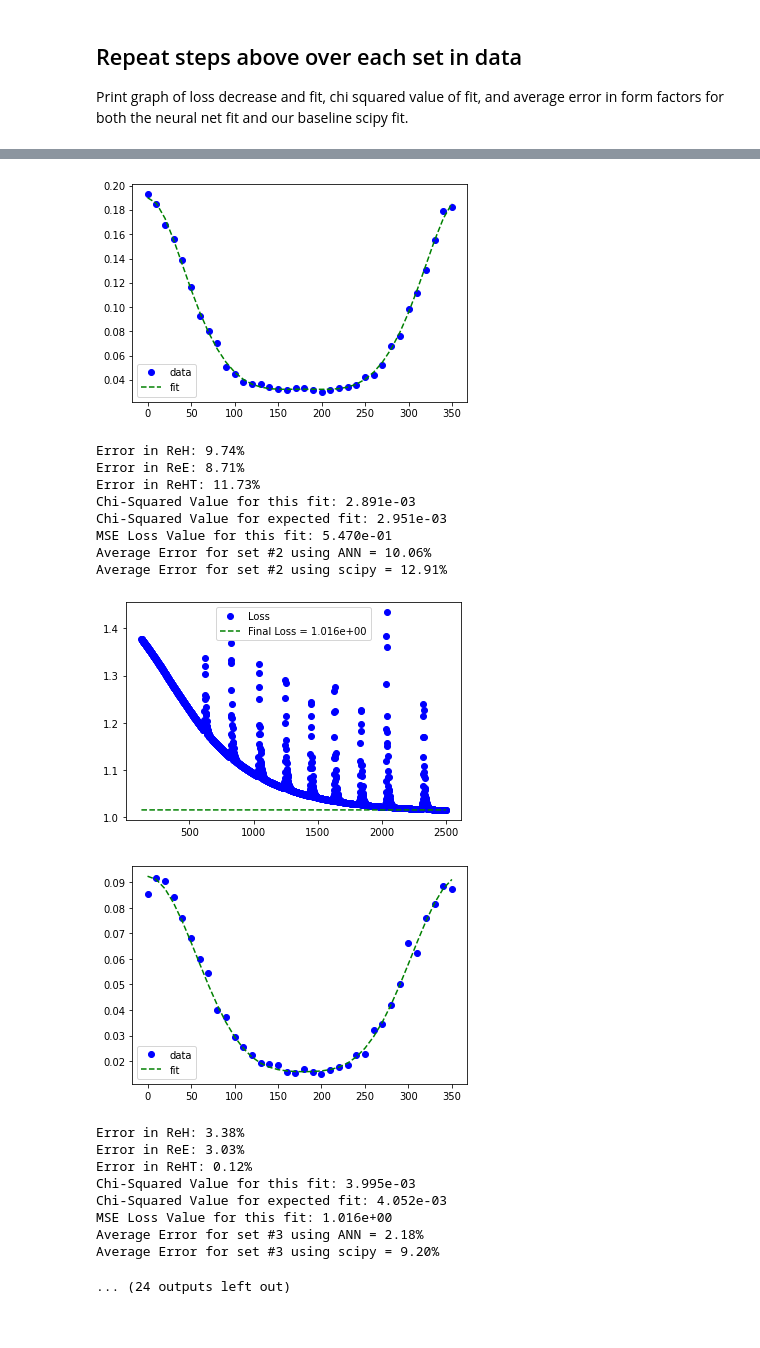
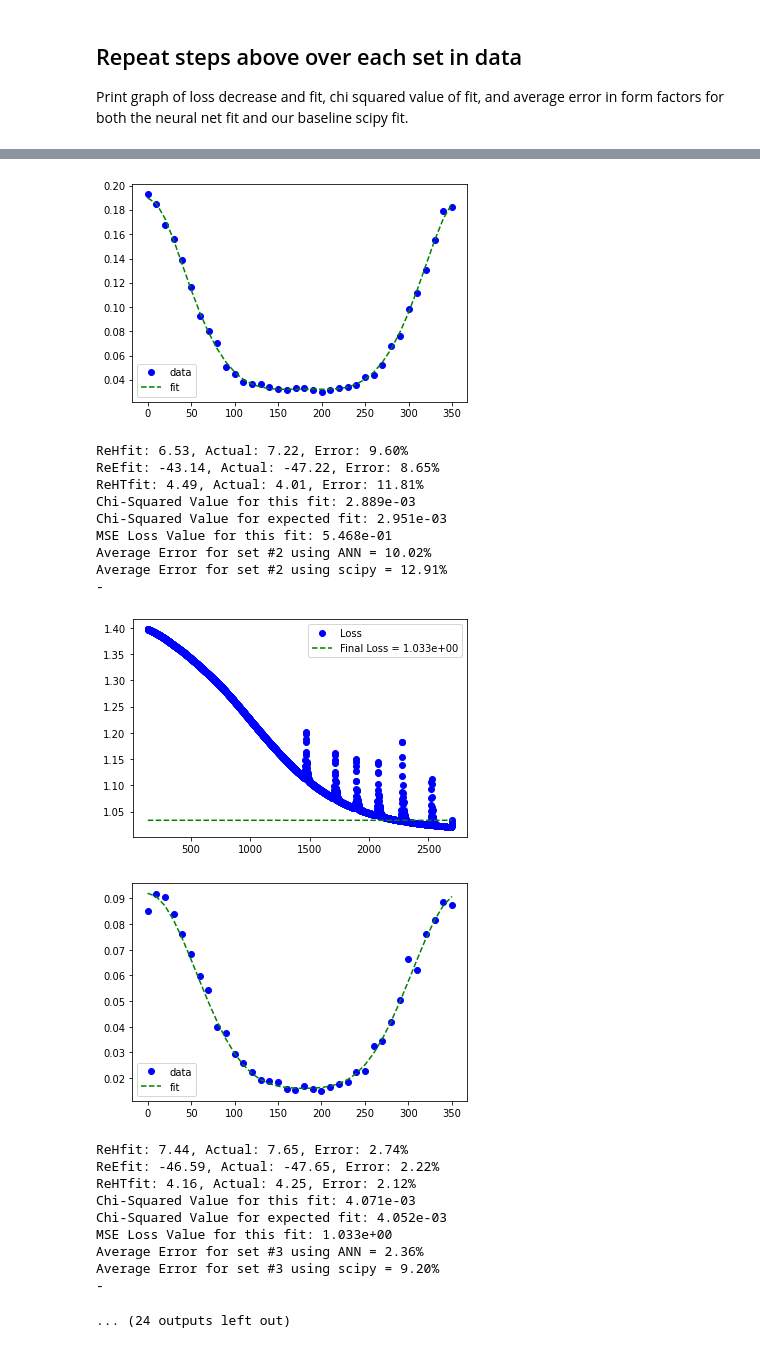
Before and after one commit to mattw65/Neural_Net, a Jupyter notebook: ExtractionNet1.ipynb, the cells around one changed output, grey strips where cells are left out. Saved outputs shown, nothing was run; the diff lists cells and outputs as text; code cells hidden in the pictures.

```diff
--- a/ExtractionNet1.ipynb
+++ b/ExtractionNet1.ipynb
@@ -27,9 +27,9 @@ tb = TBHDVCS()
 
 f = tb.TotalUUXS_curve_fit3
 
-loss_func = tb.loss_function
+loss_func = tb.loss_MSE
 
-setnum = 11
+setnum = 6
 a = setnum*36
 b = a + 36
 # %% [markdown]
@@ -79,12 +92,16 @@ net = torch.nn.Sequential(
 # %% [markdown]
 ### Set optimizer and choose number of epochs
 # %%
-optimizer = torch.optim.Adam(net.parameters(), lr=0.02)
+optimizer = torch.optim.Adam(net.parameters(), lr=0.1)
 # optimizer = torch.optim.SGD(net.parameters(), lr=0.01, momentum=0.99)
 EPOCH = 2500
+
+losses = []
+losses.clear()
 # %% [markdown]
 ### Train Network
 # %%
+
 for epoch in range(EPOCH):
 
 
@@ -96,6 +113,7 @@ for epoch in range(EPOCH):
     cffs = [ReHfit, ReEfit, ReHTfit]
 
     loss = loss_func((xdat.float()), cffs, errs, y)
+    losses.append(float(loss.data.float()))
 
     optimizer.zero_grad()
     loss.backward()
@@ -159,7 +205,9 @@ err_H = []
 err_E = []
 err_HT = []
 
-EPOCH = 2500
+EPOCH = 2700
+
+# bads = [1, 4, 6, 8, 9, 11]
 # %% [markdown]
 ## Repeat steps above over each set in data
 Print graph of loss decrease and fit, chi squared value of fit, and average error in form factors for both the neural net fit and our baseline scipy fit.
@@ -181,12 +229,11 @@ for datset in range(12):
         torch.nn.Linear(100, 100),
         torch.nn.Tanh(),
         torch.nn.Linear(100, 70),
-        torch.nn.Tanh(),
+        torch.nn.Sigmoid(),
         torch.nn.Linear(70, 3)
     )
 
     optimizer = torch.optim.Adam(net.parameters(), lr=0.01)
-
 
     losses = []
     losses.clear()
@@ -200,7 +247,7 @@ for datset in range(12):
         ReHTfit = torch.mean(torch.transpose(p, 0, 1)[2])
         cffs = [ReHfit, ReEfit, ReHTfit]
 
-        loss = loss_func((xdat.float()), cffs, errs, y)
+        loss = loss_func(xdat.float(), cffs, errs, y)
         losses.append(float(loss.data.float()))
 
         optimizer.zero_grad()
@@ -222,19 +269,20 @@ for datset in range(12):
     plt.legend()
     plt.show()
 
-    err_H.append(abs(100*(abs(fit_cffs[0]-ReH_target[a]))/ReH_target[a]))
-    err_E.append(abs(100*(abs(fit_cffs[1]-ReE_target[a]))/ReE_target[a]))
-    err_HT.append(abs(100*(abs(fit_cffs[2]-ReHT_target[a]))/ReHT_target[a]))
+    err_H.append(abs(100*(abs(ReHfit-ReH_target[a]))/ReH_target[a]))
+    err_E.append(abs(100*(abs(ReEfit-ReE_target[a]))/ReE_target[a]))
+    err_HT.append(abs(100*(abs(ReHTfit-ReHT_target[a]))/ReHT_target[a]))
 
-    print('Error in ReH: %.2f%%' % (abs(100*(abs(fit_cffs[0]-ReH_target[a]))/ReH_target[a])))
-    print('Error in ReE: %.2f%%' % (abs(100*(abs(fit_cffs[1]-ReE_target[a]))/ReE_target[a])))
-    print('Error in ReHT: %.2f%%' % (abs(100*(abs(fit_cffs[2]-ReHT_target[a]))/ReHT_target[a])))
+    print('ReHfit: %.2f, Actual: %.2f, Error: %.2f%%' % (ReHfit, ReH_target[a], abs(100*(abs(ReHfit-ReH_target[a]))/ReH_target[a])))
+    print('ReEfit: %.2f, Actual: %.2f, Error: %.2f%%' % (ReEfit, ReE_target[a], abs(100*(abs(ReEfit-ReE_target[a]))/ReE_target[a])))
+    print('ReHTfit: %.2f, Actual: %.2f, Error: %.2f%%' % (ReHTfit, ReHT_target[a], abs(100*(abs(ReHTfit-ReHT_target[a]))/ReHT_target[a])))
 
     print('Chi-Squared Value for this fit: %.3e' % (chisquare(f(xdat,fit_cffs), ydat[a:b])[0]))
     print('Chi-Squared Value for expected fit: %.3e' % (chisquare(f(xdat,[ReH_target[a], ReE_target[a], ReHT_target[a]]), ydat[a:b])[0]))
     print('MSE Loss Value for this fit: %.3e' % (float(loss.data.float())))
     print('Average Error for set #%d using ANN = %.2f%%' % ((datset), ((err_H[-1]+err_E[-1]+err_HT[-1])/3)))
     dvcsfit.fit_scipy(datset)
+    print('-')
 
 print('\n\033[1m%s%.2f%%' % ('Avg. Error of ReH = ', sum(err_H)/len(err_H)))
 print('\033[1m%s%.2f\n' % ('Variance in Error of ReH = ', np.var(err_H)))
@@ -267,20 +317,22 @@ Average Error for set #1 using scipy = 1.18%
 [figure]
-Error in ReH: 9.74%
-Error in ReE: 8.71%
-Error in ReHT: 11.73%
-Chi-Squared Value for this fit: 2.891e-03
+ReHfit: 6.53, Actual: 7.22, Error: 9.60%
+ReEfit: -43.14, Actual: -47.22, Error: 8.65%
+ReHTfit: 4.49, Actual: 4.01, Error: 11.81%
+Chi-Squared Value for this fit: 2.889e-03
 Chi-Squared Value for expected fit: 2.951e-03
-MSE Loss Value for this fit: 5.470e-01
-Average Error for set #2 using ANN = 10.06%
+MSE Loss Value for this fit: 5.468e-01
+Average Error for set #2 using ANN = 10.02%
 Average Error for set #2 using scipy = 12.91%
+-
-[figure, old version]
+[figure, new version]
 [figure]
-Error in ReH: 3.38%
-Error in ReE: 3.03%
-Error in ReHT: 0.12%
-Chi-Squared Value for this fit: 3.995e-03
+ReHfit: 7.44, Actual: 7.65, Error: 2.74%
+ReEfit: -46.59, Actual: -47.65, Error: 2.22%
+ReHTfit: 4.16, Actual: 4.25, Error: 2.12%
+Chi-Squared Value for this fit: 4.071e-03
 Chi-Squared Value for expected fit: 4.052e-03
-MSE Loss Value for this fit: 1.016e+00
-Average Error for set #3 using ANN = 2.18%
+MSE Loss Value for this fit: 1.033e+00
+Average Error for set #3 using ANN = 2.36%
 Average Error for set #3 using scipy = 9.20%
+-
 ... (24 outputs left out)
```
Also changed, not shown: parts of 6 cells of this notebook, 14 other files.
